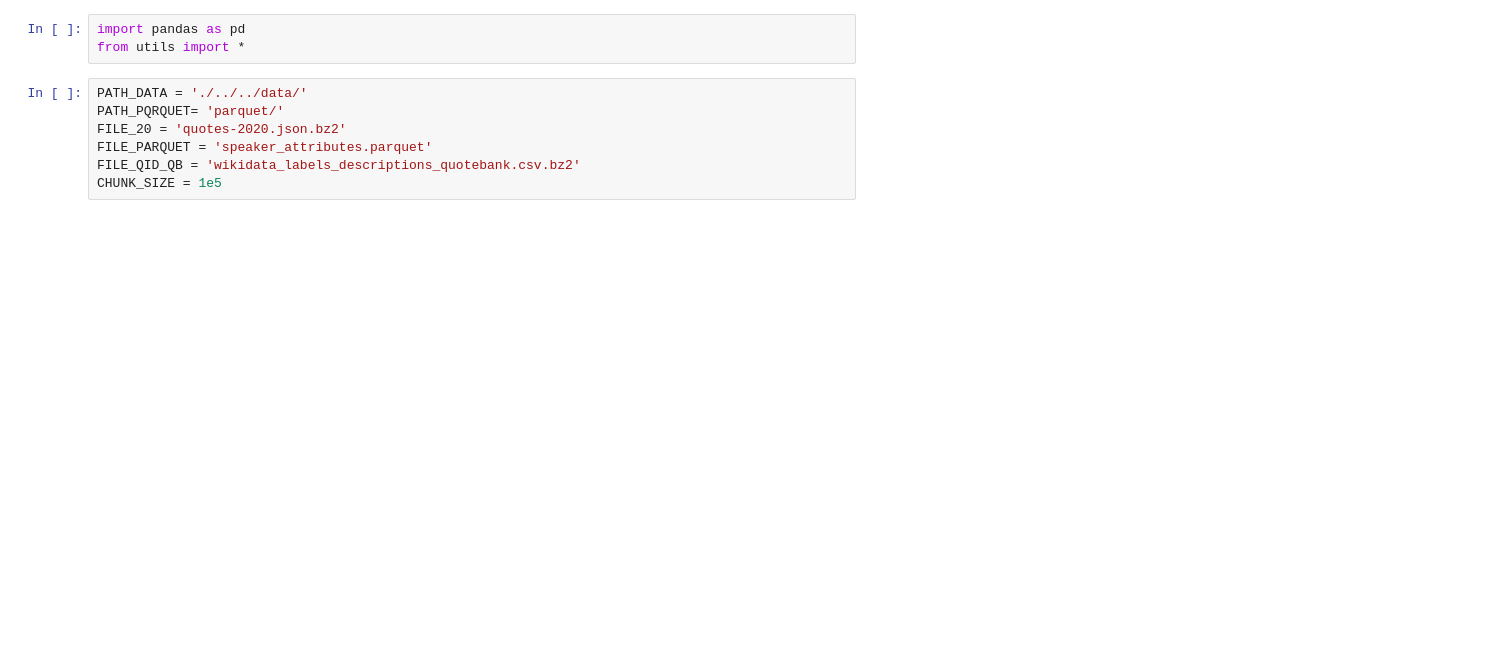
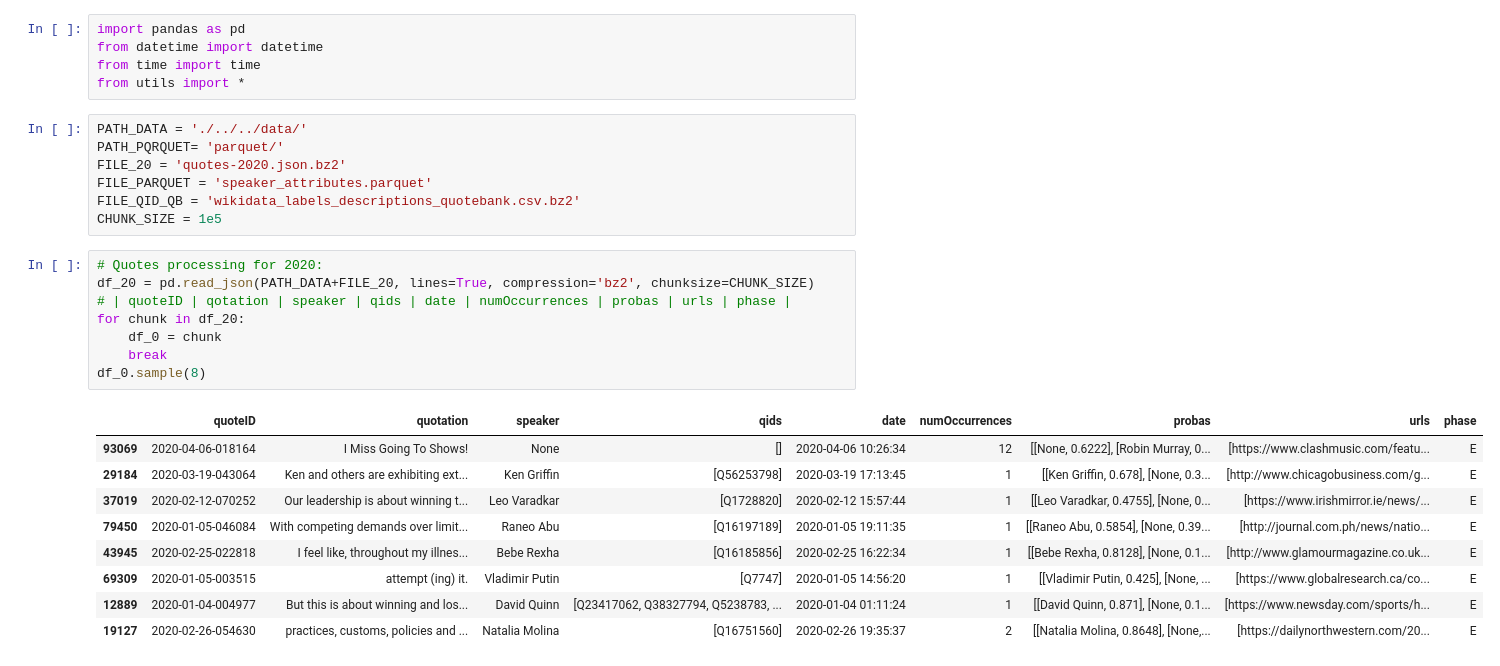
Before and after one commit to epfl-ada/ada-2021-project-adacadabras, a Jupyter notebook: notebook/crash_test.ipynb, the cells around one changed output. Cells and saved outputs as stored; diff of their text form; blank space fills up the shorter version.

```diff
--- a/notebook/crash_test.ipynb
+++ b/notebook/crash_test.ipynb
@@ -1,5 +1,7 @@
 # %%
 import pandas as pd
+from datetime import datetime
+from time import time
 from utils import *
 # %%
 PATH_DATA = './../../data/'
@@ -8,3 +10,21 @@ FILE_20 = 'quotes-2020.json.bz2'
 FILE_PARQUET = 'speaker_attributes.parquet'
 FILE_QID_QB = 'wikidata_labels_descriptions_quotebank.csv.bz2'
 CHUNK_SIZE = 1e5
+# %%
+# Quotes processing for 2020:
+df_20 = pd.read_json(PATH_DATA+FILE_20, lines=True, compression='bz2', chunksize=CHUNK_SIZE)
+# | quoteID | qotation | speaker | qids | date | numOccurrences | probas | urls | phase |
+for chunk in df_20:
+    df_0 = chunk
+    break
+df_0.sample(8)
+# %% [output]
+|  | quoteID | quotation | speaker | qids | date | numOccurrences | probas | urls | phase |
+| 93069 | 2020-04-06-018164 | I Miss Going To Shows! | None | [] | 2020-04-06 10:26:34 | 12 | [[None, 0.6222], [Robin Murray, 0... | [https://www.clashmusic.com/featu... | E |
+| 29184 | 2020-03-19-043064 | Ken and others are exhibiting ext... | Ken Griffin | [Q56253798] | 2020-03-19 17:13:45 | 1 | [[Ken Griffin, 0.678], [None, 0.3... | [http://www.chicagobusiness.com/g... | E |
+| 37019 | 2020-02-12-070252 | Our leadership is about winning t... | Leo Varadkar | [Q1728820] | 2020-02-12 15:57:44 | 1 | [[Leo Varadkar, 0.4755], [None, 0... | [https://www.irishmirror.ie/news/... | E |
+| 79450 | 2020-01-05-046084 | With competing demands over limit... | Raneo Abu | [Q16197189] | 2020-01-05 19:11:35 | 1 | [[Raneo Abu, 0.5854], [None, 0.39... | [http://journal.com.ph/news/natio... | E |
+| 43945 | 2020-02-25-022818 | I feel like, throughout my illnes... | Bebe Rexha | [Q16185856] | 2020-02-25 16:22:34 | 1 | [[Bebe Rexha, 0.8128], [None, 0.1... | [http://www.glamourmagazine.co.uk... | E |
+| 69309 | 2020-01-05-003515 | attempt (ing) it. | Vladimir Putin | [Q7747] | 2020-01-05 14:56:20 | 1 | [[Vladimir Putin, 0.425], [None, ... | [https://www.globalresearch.ca/co... | E |
+| 12889 | 2020-01-04-004977 | But this is about winning and los... | David Quinn | [Q23417062, Q38327794, Q5238783, ... | 2020-01-04 01:11:24 | 1 | [[David Quinn, 0.871], [None, 0.1... | [https://www.newsday.com/sports/h... | E |
+| 19127 | 2020-02-26-054630 | practices, customs, policies and ... | Natalia Molina | [Q16751560] | 2020-02-26 19:35:37 | 2 | [[Natalia Molina, 0.8648], [None,... | [https://dailynorthwestern.com/20... | E |
```
Also changed, not shown: parts of 21 cells of this notebook, 2 other files.
